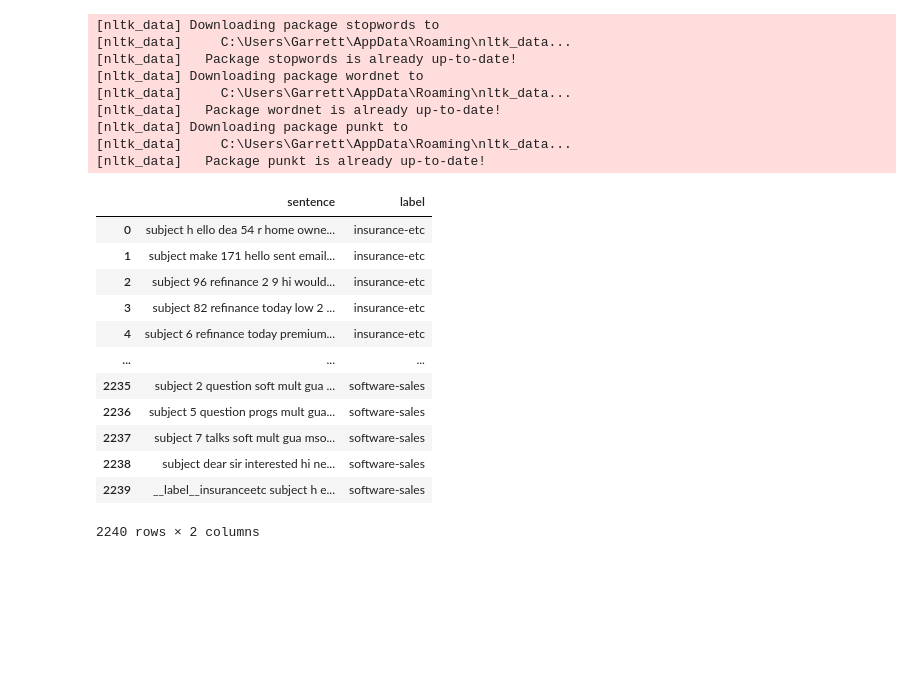
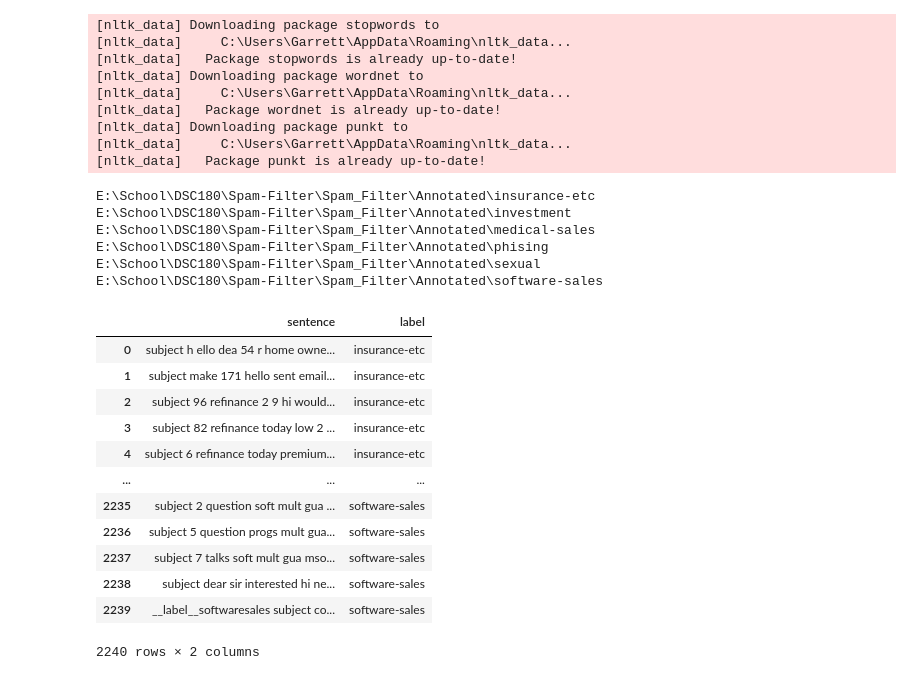
Before and after one commit to zaxiang/Spam_Filter, a Jupyter notebook: baseline-GCopy.ipynb, the cells around one changed output. Drawn from its saved outputs; the diff is of its cells as text; code cells hidden in the pictures; blank space fills up the shorter version.

```diff
--- a/baseline-GCopy.ipynb
+++ b/baseline-GCopy.ipynb
@@ -9,6 +9,7 @@ nltk.download('wordnet')
 nltk.download('punkt')
 from nltk.corpus import stopwords
 from nltk.stem import WordNetLemmatizer
+from sklearn import metrics
 
 lemmatizer = WordNetLemmatizer()
 import re
@@ -21,7 +22,8 @@ labels = ["insurance-etc","investment", "medical-sales", "phising", "sexual", "s
 text = []
 classes = []
 for label in labels:
-    path = 'E:/School/DSC180/Spam-Filter/Spam_Filter/Annotated/'+label
+    path = os.getcwd()+"\\Annotated\\"+label
+    print(path)
     os.chdir(path)
 
     def read_text_file(file_path):
@@ -30,36 +32,42 @@ for label in labels:
 
     for file in os.listdir():
 
         if file.endswith(".txt"):
             file_path = f"{path}/{file}"
             text.append(cleaning(str(read_text_file(file_path))))
             classes.append(label)
-
+    os.chdir("../..")
 data = pd.DataFrame({'sentence':text, 'label':classes})
 data
 # %% [output]
 [nltk_data] Downloading package stopwords to
 [nltk_data]     C:\Users\Garrett\AppData\Roaming\nltk_data...
 [nltk_data]   Package stopwords is already up-to-date!
 [nltk_data] Downloading package wordnet to
 [nltk_data]     C:\Users\Garrett\AppData\Roaming\nltk_data...
 [nltk_data]   Package wordnet is already up-to-date!
 [nltk_data] Downloading package punkt to
 [nltk_data]     C:\Users\Garrett\AppData\Roaming\nltk_data...
 [nltk_data]   Package punkt is already up-to-date!
+E:\School\DSC180\Spam-Filter\Spam_Filter\Annotated\insurance-etc
+E:\School\DSC180\Spam-Filter\Spam_Filter\Annotated\investment
+E:\School\DSC180\Spam-Filter\Spam_Filter\Annotated\medical-sales
+E:\School\DSC180\Spam-Filter\Spam_Filter\Annotated\phising
+E:\School\DSC180\Spam-Filter\Spam_Filter\Annotated\sexual
+E:\School\DSC180\Spam-Filter\Spam_Filter\Annotated\software-sales
 |  | sentence | label |
 | 0 | subject h ello dea 54 r home owne... | insurance-etc |
 | 1 | subject make 171 hello sent email... | insurance-etc |
 | 2 | subject 96 refinance 2 9 hi would... | insurance-etc |
 | 3 | subject 82 refinance today low 2 ... | insurance-etc |
 | 4 | subject 6 refinance today premium... | insurance-etc |
 | ... | ... | ... |
 | 2235 | subject 2 question soft mult gua ... | software-sales |
 | 2236 | subject 5 question progs mult gua... | software-sales |
 | 2237 | subject 7 talks soft mult gua mso... | software-sales |
 | 2238 | subject dear sir interested hi ne... | software-sales |
-| 2239 | __label__insuranceetc subject h e... | software-sales |
+| 2239 | __label__softwaresales subject co... | software-sales |
-2240 rows × 2 columns
+2240 rows × 2 columns
 # %%
 def tfidf(word):
     sentence = data['sentence']
```
Also changed, not shown: parts of 54 cells of this notebook, 2 other files.
